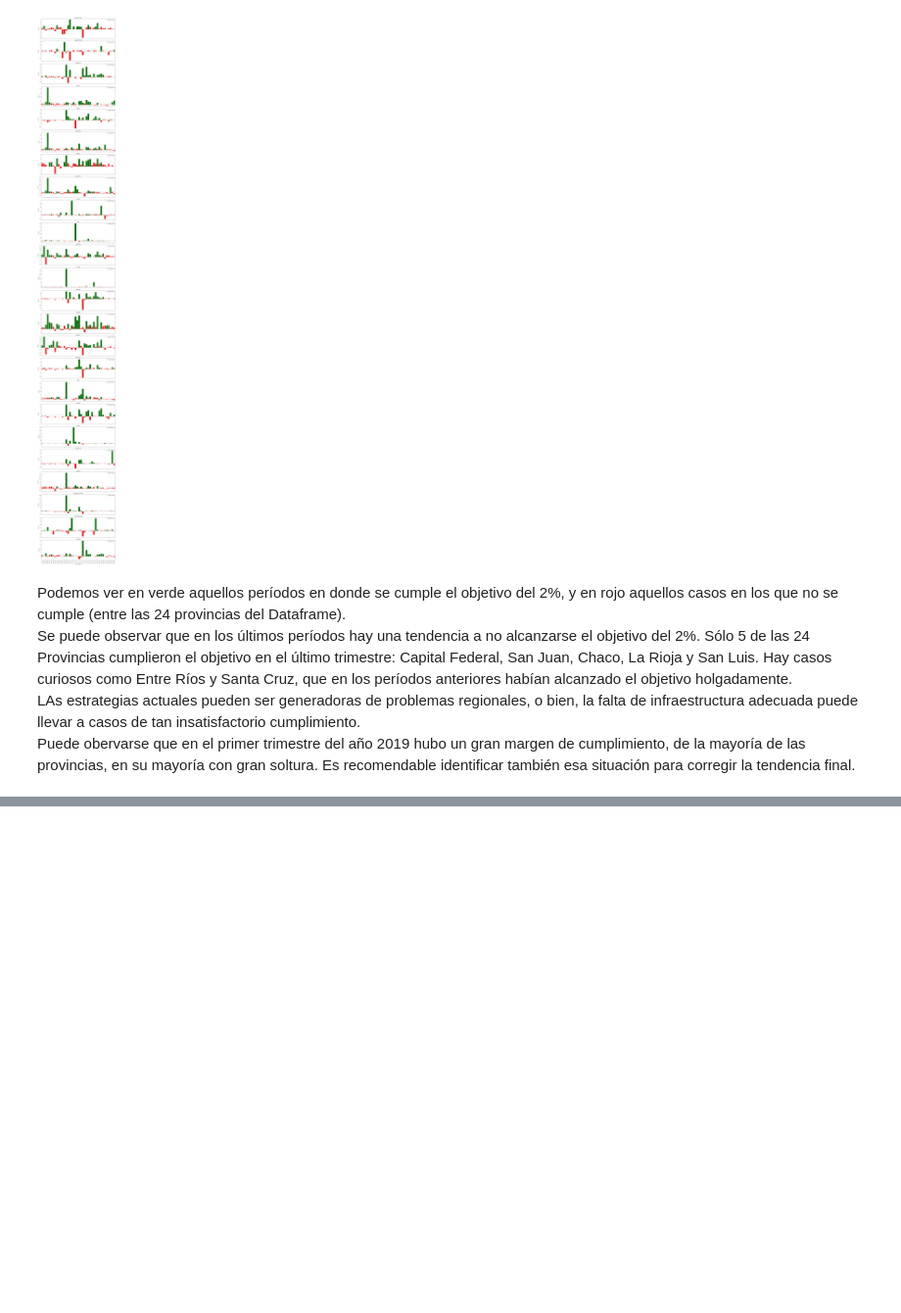
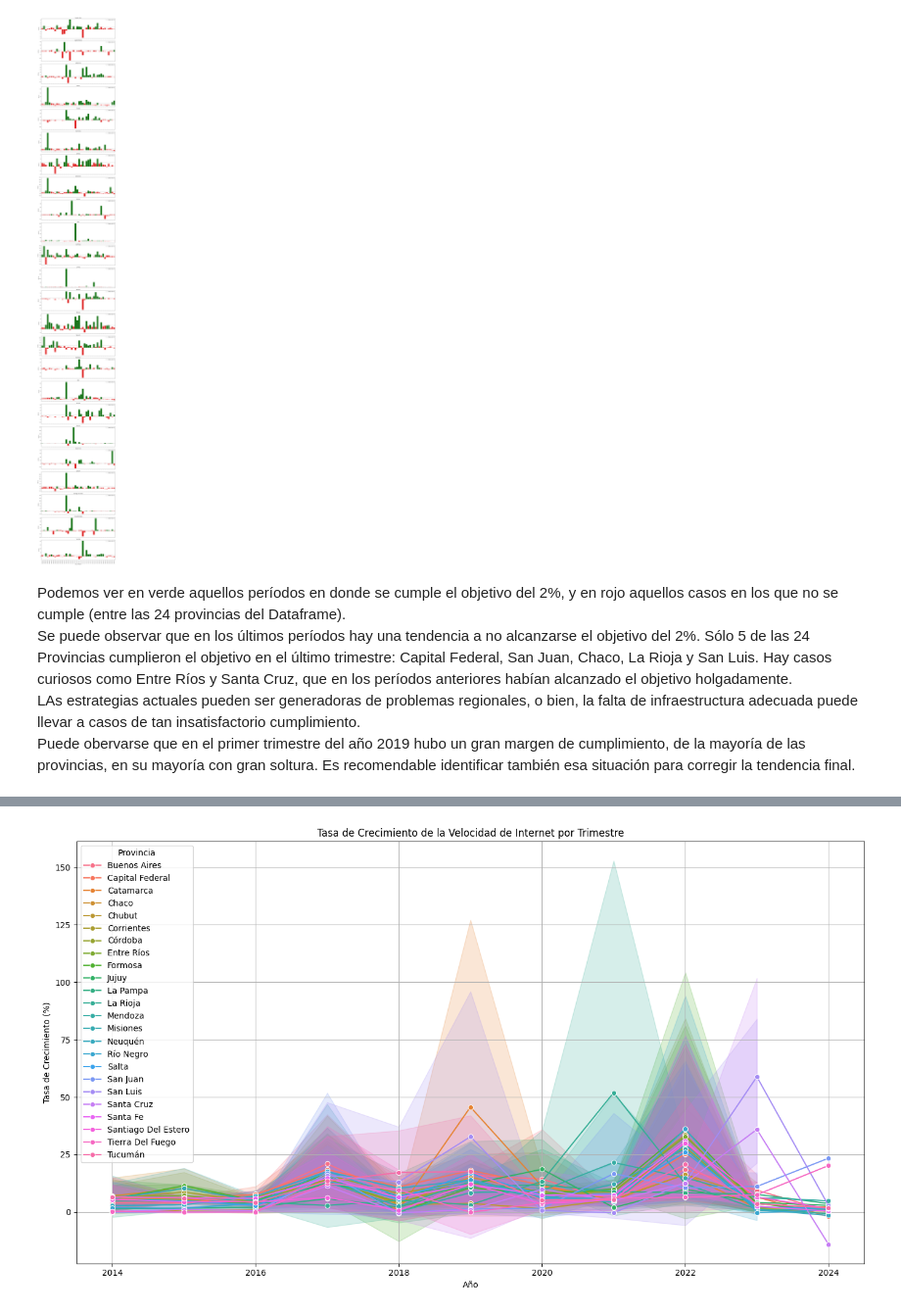
Before and after one commit to gastorellano/Proyecto_telecomunicaciones, a Jupyter notebook: Notebooks/KPIs.ipynb, the cells around one changed output, grey strips where cells are left out. Shown at 98% size. Drawn from its saved outputs; the diff is of its cells as text; code cells hidden in the pictures; blank space fills up the shorter version.

```diff
--- a/Notebooks/KPIs.ipynb
+++ b/Notebooks/KPIs.ipynb
@@ -72,0 +217,3 @@ Puede obervarse que en el primer trimestre del año 2019 hubo un gran margen de
+# %%
+df_kpi3 = pd.read_csv(r'C:\Users\GASTON\Desktop\PI2\DATA\Velocidad % por prov.csv')
+df_kpi3.head(3)
@@ -72,0 +225,12 @@ Puede obervarse que en el primer trimestre del año 2019 hubo un gran margen de
+# %%
+# Primero, ordenamos el DataFrame por Provincia, Año y Trimestre
+df_kpi3.sort_values(by=['Provincia', 'Año', 'Trimestre'], inplace=True)
+
+# Creamos una columna para la velocidad de internet en el trimestre anterior
+df_kpi3['Mbps Anterior'] = df_kpi3.groupby('Provincia')['Mbps (Media de bajada)'].shift(1)
+
+# Calculamos la tasa de crecimiento en porcentaje
+df_kpi3['Tasa Crecimiento (%)'] = ((df_kpi3['Mbps (Media de bajada)'] - df_kpi3['Mbps Anterior']) / df_kpi3['Mbps Anterior']) * 100
+
+# Eliminamos filas con valores NaN (primer trimestre de cada provincia no tiene trimestre anterior)
+df_kpi3.dropna(subset=['Mbps Anterior'], inplace=True)
@@ -72,0 +253,18 @@ Puede obervarse que en el primer trimestre del año 2019 hubo un gran margen de
+# %%
+# Ahora, graficamos los resultados del KPI
+plt.figure(figsize=(14, 8))
+
+# Creamos el gráfico de líneas para la Tasa de Crecimiento
+sns.lineplot(data=df_kpi3, x='Año', y='Tasa Crecimiento (%)', hue='Provincia', marker='o')
+
+plt.title('Tasa de Crecimiento de la Velocidad de Internet por Trimestre')
+plt.xlabel('Año')
+plt.ylabel('Tasa de Crecimiento (%)')
+plt.legend(title='Provincia')
+plt.grid(True)
+plt.tight_layout()
+
+# Mostrar el gráfico
+plt.show()
+# %% [output]
+[figure, added]
```
Also changed, not shown: parts of 17 cells of this notebook, 3 other files.
